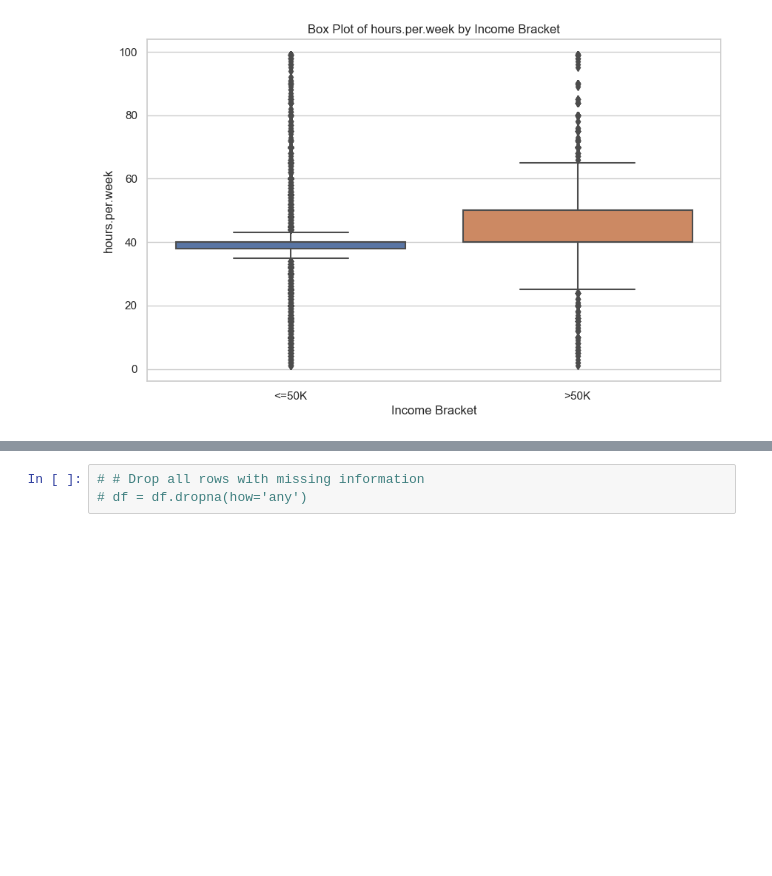
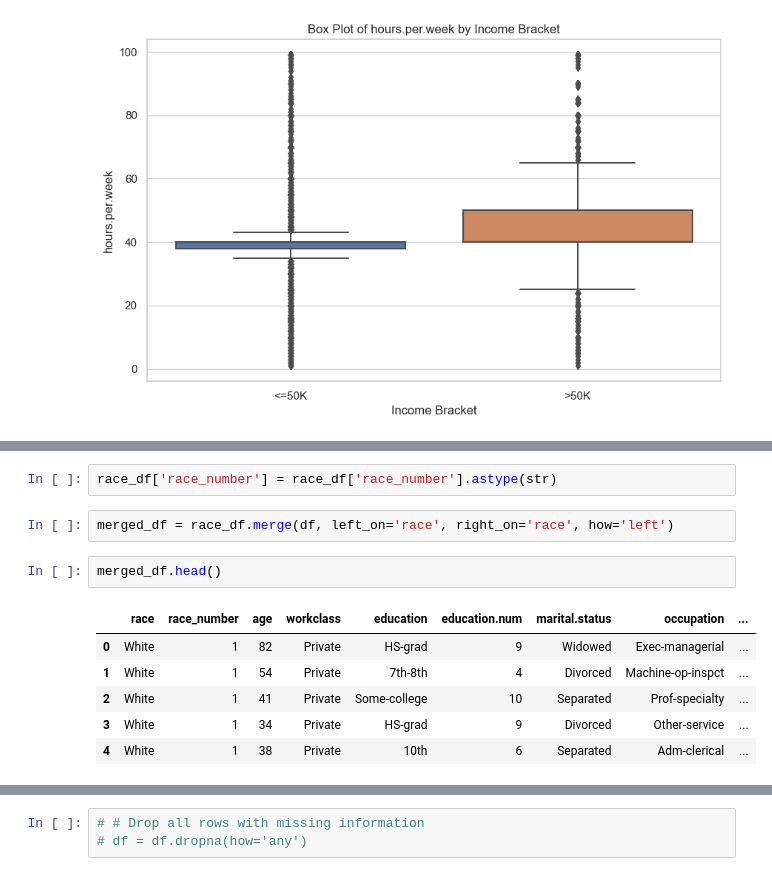
Before and after one commit to Naqibee/Project4, a Jupyter notebook: Income_Prediction.ipynb, the cells around one changed output, grey strips where cells are left out. Cells and saved outputs as stored; diff of their text form; blank space fills up the shorter version.

```diff
--- a/Income_Prediction.ipynb
+++ b/Income_Prediction.ipynb
@@ -331,0 +362,13 @@ sns.pairplot(df_house, kind='reg')
+# %%
+race_df['race_number'] = race_df['race_number'].astype(str)
+# %%
+merged_df = race_df.merge(df, left_on='race', right_on='race', how='left')
+# %%
+merged_df.head()
+# %% [output]
+|  | race | race_number | age | workclass | education | education.num | marital.status | occupation | ... |
+| 0 | White | 1 | 82 | Private | HS-grad | 9 | Widowed | Exec-managerial | ... |
+| 1 | White | 1 | 54 | Private | 7th-8th | 4 | Divorced | Machine-op-inspct | ... |
+| 2 | White | 1 | 41 | Private | Some-college | 10 | Separated | Prof-specialty | ... |
+| 3 | White | 1 | 34 | Private | HS-grad | 9 | Divorced | Other-service | ... |
+| 4 | White | 1 | 38 | Private | 10th | 6 | Separated | Adm-clerical | ... |
```
Also changed, not shown: parts of 10 cells of this notebook.
